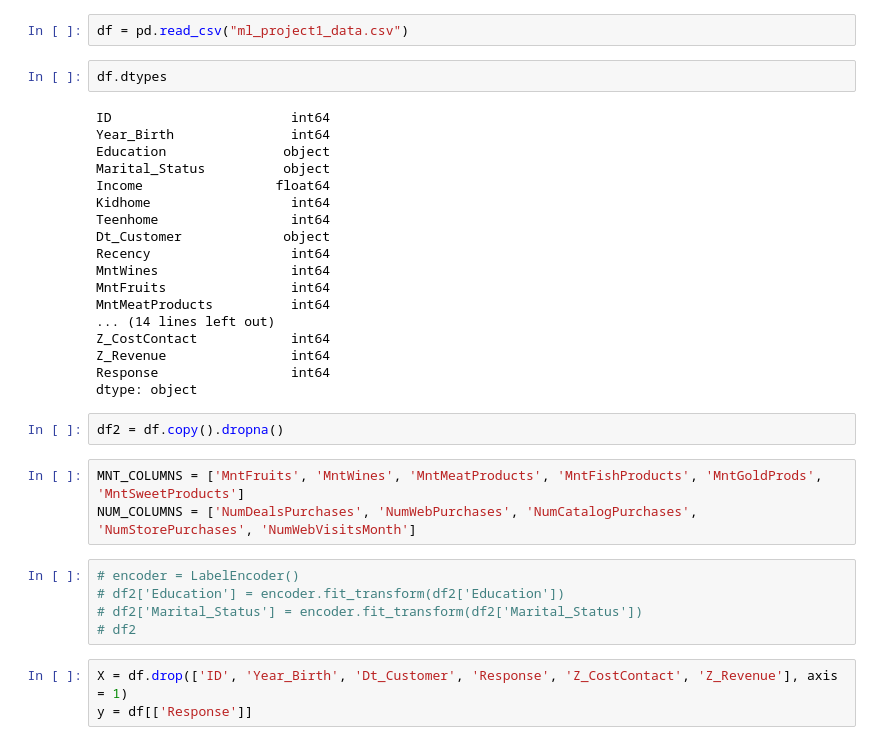
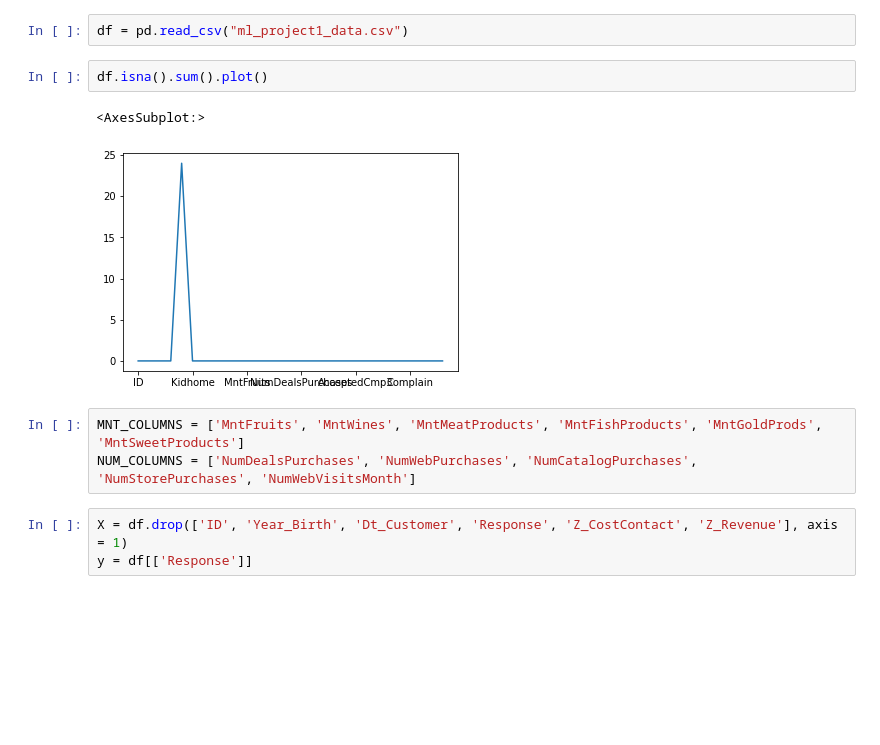
Before and after one commit to thehenke/case-data-modelling, a Jupyter notebook: data_wrangling.ipynb, the cells around one changed output. Drawn from its saved outputs; the diff is of its cells as text; blank space fills up the shorter version.

```diff
--- a/data_wrangling.ipynb
+++ b/data_wrangling.ipynb
@@ -9,36 +9,14 @@ from sklearn import metrics
 import seaborn as sns
 # %%
 df = pd.read_csv("ml_project1_data.csv")
-# %%
-df.dtypes
-# %% [output]
-ID                       int64
-Year_Birth               int64
-Education               object
-Marital_Status          object
-Income                 float64
-Kidhome                  int64
-Teenhome                 int64
-Dt_Customer             object
-Recency                  int64
-MntWines                 int64
-MntFruits                int64
-MntMeatProducts          int64
-... (14 lines left out)
-Z_CostContact            int64
-Z_Revenue                int64
-Response                 int64
-dtype: object
-# %%
-df2 = df.copy().dropna()
+# %%
+df.isna().sum().plot()
+# %% [output]
+<AxesSubplot:>
+[figure, added]
 # %%
 MNT_COLUMNS = ['MntFruits', 'MntWines', 'MntMeatProducts', 'MntFishProducts', 'MntGoldProds', 'MntSweetProducts']
 NUM_COLUMNS = ['NumDealsPurchases', 'NumWebPurchases', 'NumCatalogPurchases', 'NumStorePurchases', 'NumWebVisitsMonth']
-# %%
-# encoder = LabelEncoder()
-# df2['Education'] = encoder.fit_transform(df2['Education'])
-# df2['Marital_Status'] = encoder.fit_transform(df2['Marital_Status'])
-# df2
 # %%
 X = df.drop(['ID', 'Year_Birth', 'Dt_Customer', 'Response', 'Z_CostContact', 'Z_Revenue'], axis = 1)
 y = df[['Response']]
```
Also changed, not shown: parts of 18 cells of this notebook.
